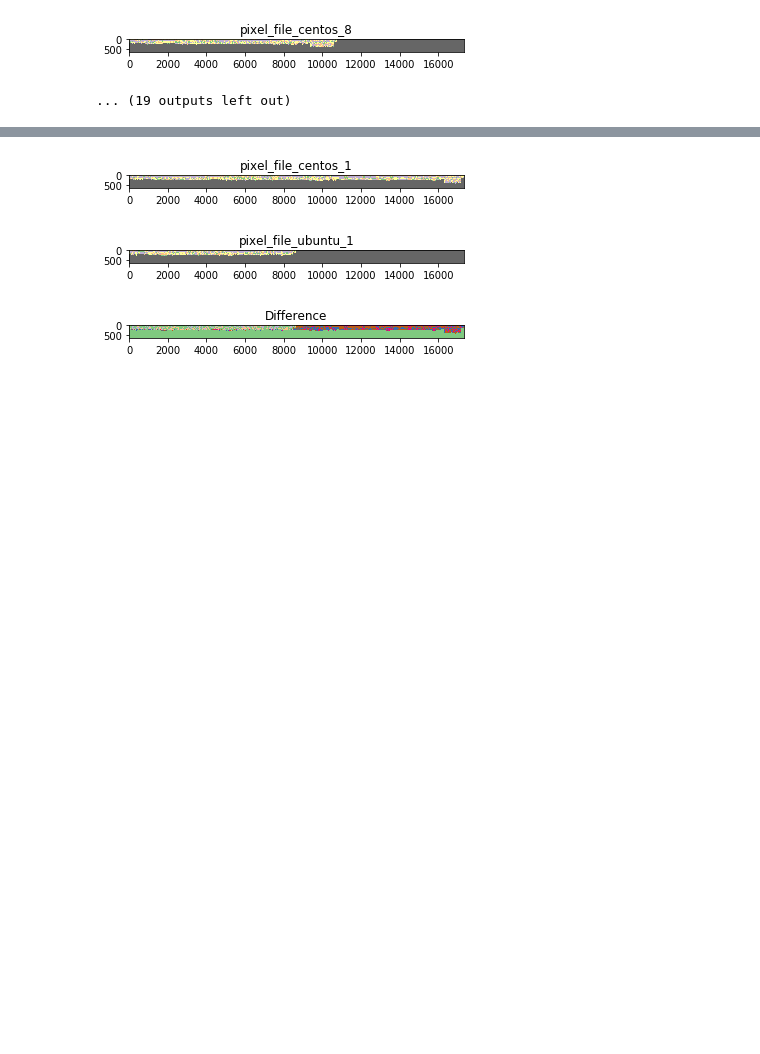
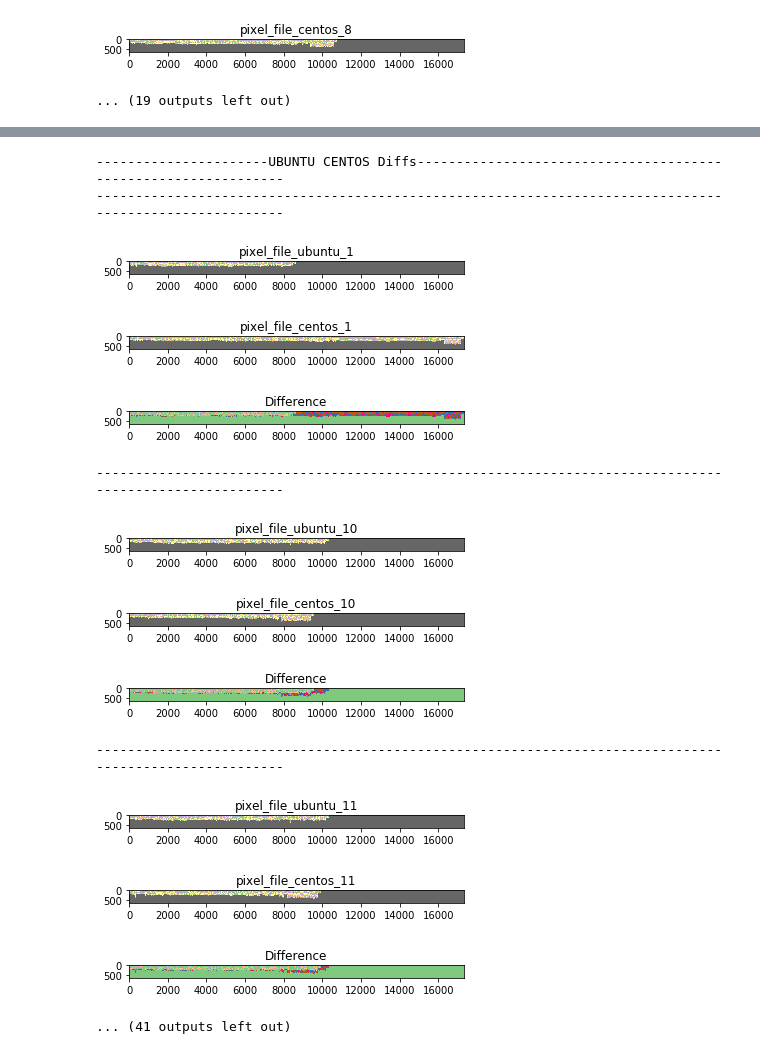
Before and after one commit to rkarn/Container-Classification, a Jupyter notebook: crawler metric processing.ipynb, the cells around one changed output, grey strips where cells are left out. Saved outputs shown, nothing was run; the diff lists cells and outputs as text; code cells hidden in the pictures; blank space fills up the shorter version.

```diff
--- a/crawler metric processing.ipynb
+++ b/crawler metric processing.ipynb
@@ -266,19 +321,24 @@ for dict_key in Image_ubunut_centos_dictionary_key:
 # %%
-#Showing the difference between centos and ubuntu
-plt.imshow(np.array(Image_ubunut_centos_dictionary['pixel_file_centos_1']).T,cmap=cm.Accent)
-plt.title('pixel_file_centos_1')
-plt.show()
-plt.imshow(np.array(Image_ubunut_centos_dictionary['pixel_file_ubuntu_1']).T,cmap=cm.Accent)
-plt.title('pixel_file_ubuntu_1')
-plt.show()
-
-
-Difference =np.absolute(np.asarray(Image_ubunut_centos_dictionary['pixel_file_centos_1']) - np.asarray(Image_ubunut_centos_dictionary['pixel_file_ubuntu_1']))
-
-plt.imshow(Difference.T,cmap=cm.Accent)
-plt.title('Difference')
-plt.show()
+print '----------------------UBUNTU CENTOS Diffs---------------------------------------------------------------'
+print '--------------------------------------------------------------------------------------------------------'
+for i, j in zip(ubuntu_keys,centos_keys):
+    plt.imshow(np.array(Image_ubunut_centos_dictionary[i]).T,cmap=cm.Accent); plt.title(i); plt.show()
+    plt.imshow(np.array(Image_ubunut_centos_dictionary[j]).T,cmap=cm.Accent); plt.title(j); plt.show()
+    Difference =np.absolute(np.asarray(Image_ubunut_centos_dictionary[i]) - np.asarray(Image_ubunut_centos_dictionary[j]))
+    plt.imshow(Difference.T,cmap=cm.Accent);plt.title('Difference');plt.show()
+    print '--------------------------------------------------------------------------------------------------------'
 # %% [output]
+----------------------UBUNTU CENTOS Diffs---------------------------------------------------------------
+--------------------------------------------------------------------------------------------------------
-[figure, old version]
+[figure, new version]
-[figure, old version]
+[figure, new version]
 [figure]
+--------------------------------------------------------------------------------------------------------
+[figure, added]
+[figure, added]
+[figure, added]
+--------------------------------------------------------------------------------------------------------
+[figure, added]
+[figure, added]
+[figure, added]
+... (41 outputs left out)
```
Also changed, not shown: parts of 3 cells of this notebook.
